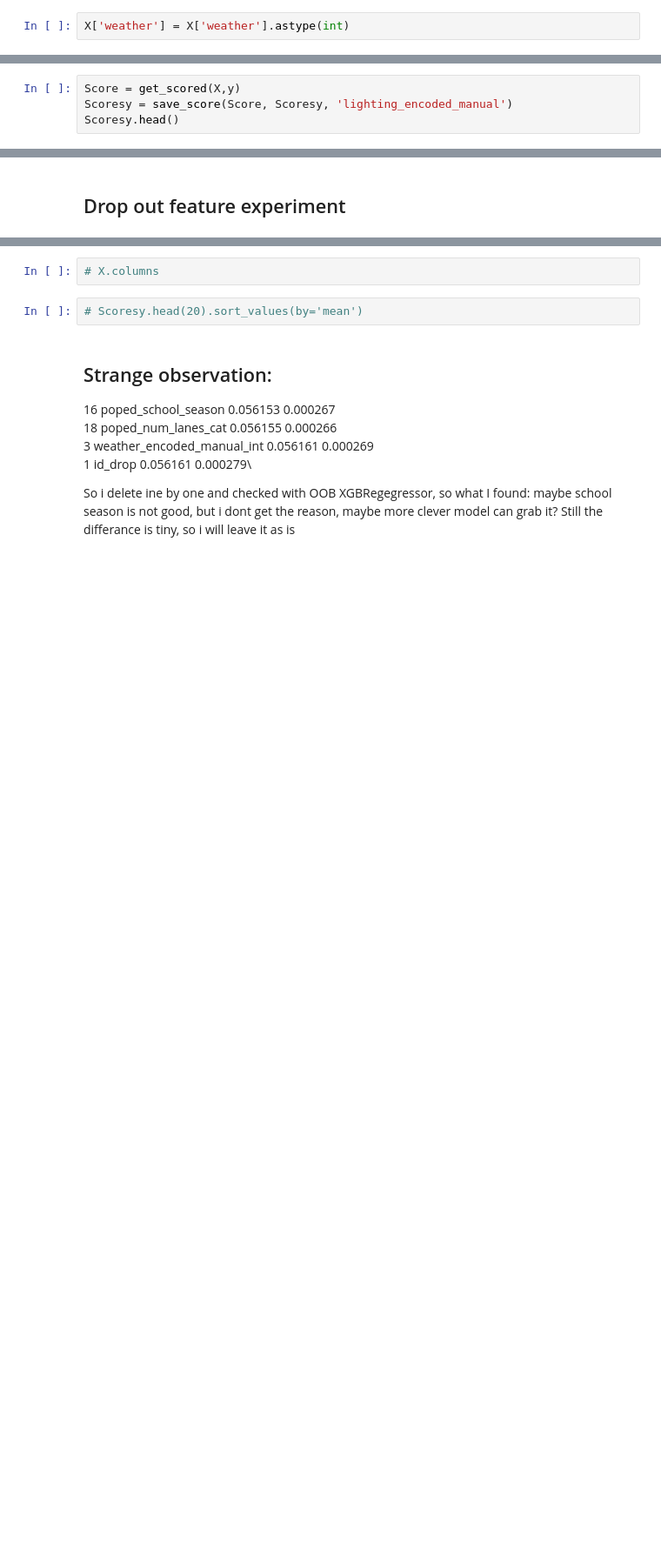
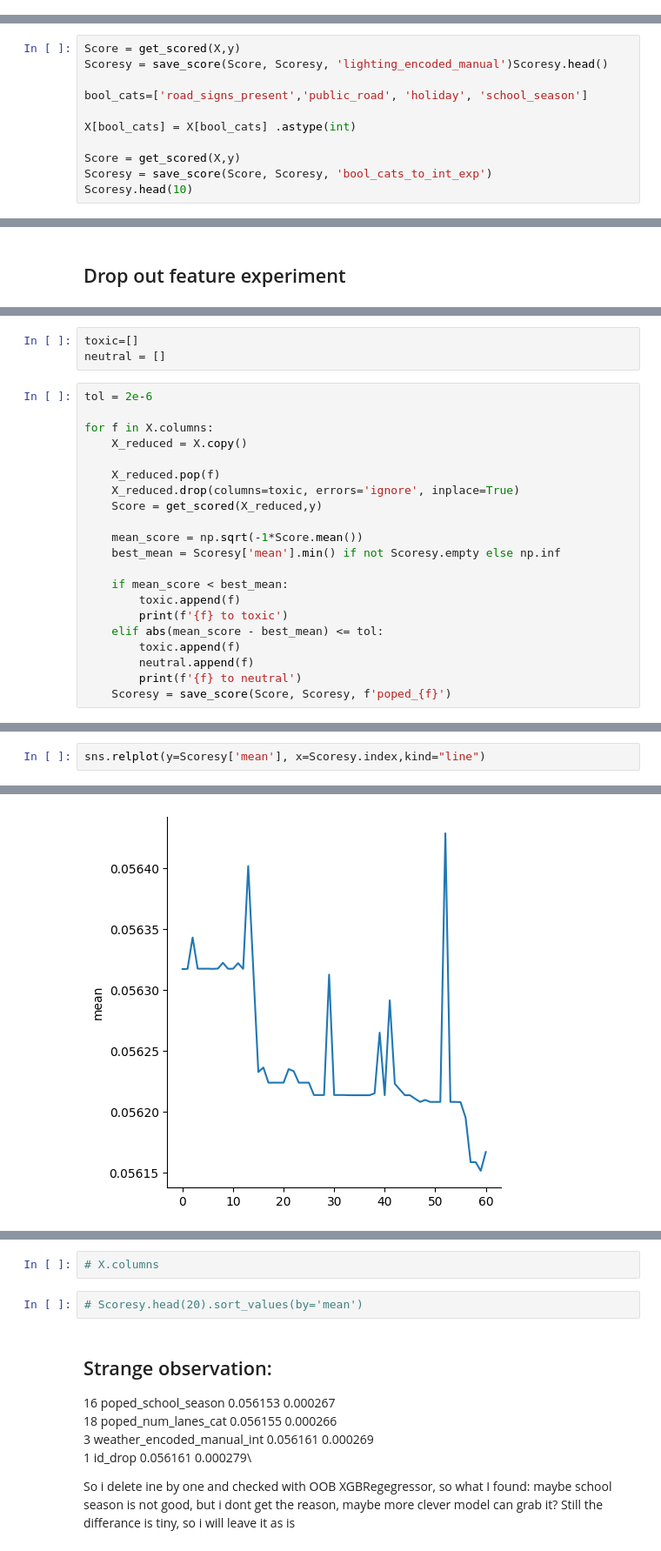
Before and after one commit to antlbn/Kaggle_competition_playground, a Jupyter notebook: road-accidents.ipynb, the cells around one changed output, grey strips where cells are left out. Shown: that part at 87% size. Drawn from its saved outputs; the diff is of its cells as text; blank space fills up the shorter version.

Commit message:
Kaggle Notebook | Road/accidents | Version 5

```diff
--- a/road-accidents.ipynb
+++ b/road-accidents.ipynb
@@ -239,5 +229,3 @@ X['weather'] = X['weather'].map({'clear': 0, 'foggy': 1, 'rainy':2})
-# %%
-X['weather'] = X['weather'].astype(int)
 # %%
 Score = get_scored(X,y)
 Scoresy = save_score(Score, Scoresy, 'weather_encoded_manual_int')
@@ -256,4 +237,11 @@ X['lighting'] = X['lighting'].astype(int)
 # %%
 Score = get_scored(X,y)
-Scoresy = save_score(Score, Scoresy, 'lighting_encoded_manual')
-Scoresy.head()
+Scoresy = save_score(Score, Scoresy, 'lighting_encoded_manual')Scoresy.head()
+
+bool_cats=['road_signs_present','public_road', 'holiday', 'school_season']
+
+X[bool_cats] = X[bool_cats] .astype(int)
+
+Score = get_scored(X,y)
+Scoresy = save_score(Score, Scoresy, 'bool_cats_to_int_exp')
+Scoresy.head(10)
@@ -322,0 +332,24 @@ pd.set_option('display.max_columns', None)
+# %%
+toxic=[]
+neutral = []
+# %%
+tol = 2e-6
+
+for f in X.columns:
+    X_reduced = X.copy()
+
+    X_reduced.pop(f)
+    X_reduced.drop(columns=toxic, errors='ignore', inplace=True)
+    Score = get_scored(X_reduced,y)
+
+    mean_score = np.sqrt(-1*Score.mean())
+    best_mean = Scoresy['mean'].min() if not Scoresy.empty else np.inf
+
+    if mean_score < best_mean:
+        toxic.append(f)
+        print(f'{f} to toxic')
+    elif abs(mean_score - best_mean) <= tol:
+        toxic.append(f)
+        neutral.append(f)
+        print(f'{f} to neutral')
+    Scoresy = save_score(Score, Scoresy, f'poped_{f}')
@@ -322,0 +514,3 @@ pd.set_option('display.max_columns', None)
+# %%
+sns.relplot(y=Scoresy['mean'], x=Scoresy.index,kind="line")
+# %% [output]
@@ -322,0 +518 @@ pd.set_option('display.max_columns', None)
+[figure, added]
```
Also changed, not shown: parts of 110 cells of this notebook.
